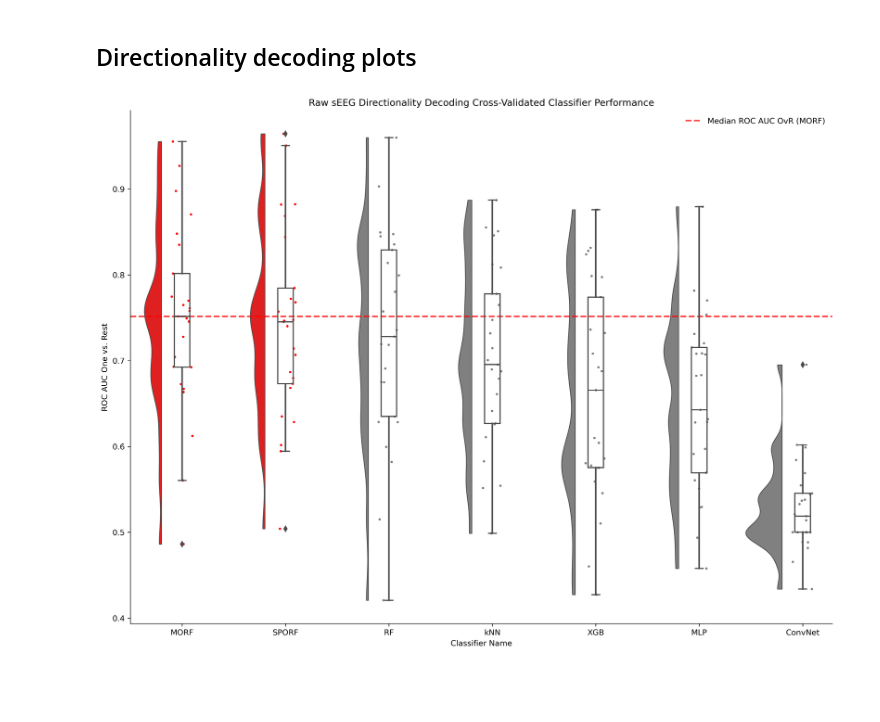
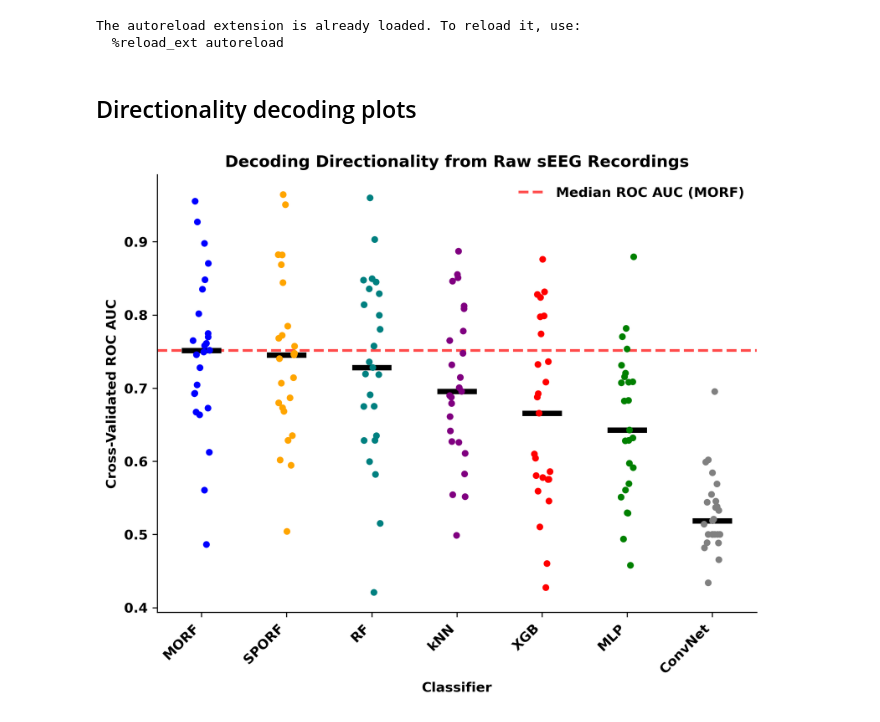
Before and after one commit to adam2392/morf-demo, a Jupyter notebook: notebooks/directionality_decoding_morf_comparisons.ipynb, the cells around one changed output. Cells and saved outputs as stored; diff of their text form; code cells hidden in the pictures; blank space fills up the shorter version.

```diff
--- a/notebooks/directionality_decoding_morf_comparisons.ipynb
+++ b/notebooks/directionality_decoding_morf_comparisons.ipynb
@@ -24,9 +24,13 @@ from ptitprince import RainCloud
 
 plt.rcParams.update({
     "font.family": "sans-serif",
-    "font.size": 22
+    "font.size": 20,
+    "font.weight": "bold"
 })
 
 %load_ext autoreload
 %autoreload 2
 %matplotlib inline
+# %% [output]
+The autoreload extension is already loaded. To reload it, use:
+  %reload_ext autoreload
@@ -113,8 +183,9 @@ def plot_classifier_comparison(cohort_clf_scores, metric="roc_auc_ovr"):
     ax.tick_params(axis='x', which='minor', bottom=False)
     ax.legend([line],[line.get_label()], frameon=False)
     return ax
-# %%
-plot_classifier_comparison(cohort_clf_scores, "roc_auc_ovr");
-# %% [output]
-[figure, removed]
+# %%
+plot_directionality_comparison(cohort_clf_scores, "roc_auc_ovr")
+plt.savefig("../figures/efri_directionality_decoding_auroc.png");
+# %% [output]
+[figure, added]
 # %%
```
Also changed, not shown: parts of 6 cells of this notebook, 1 other file.
